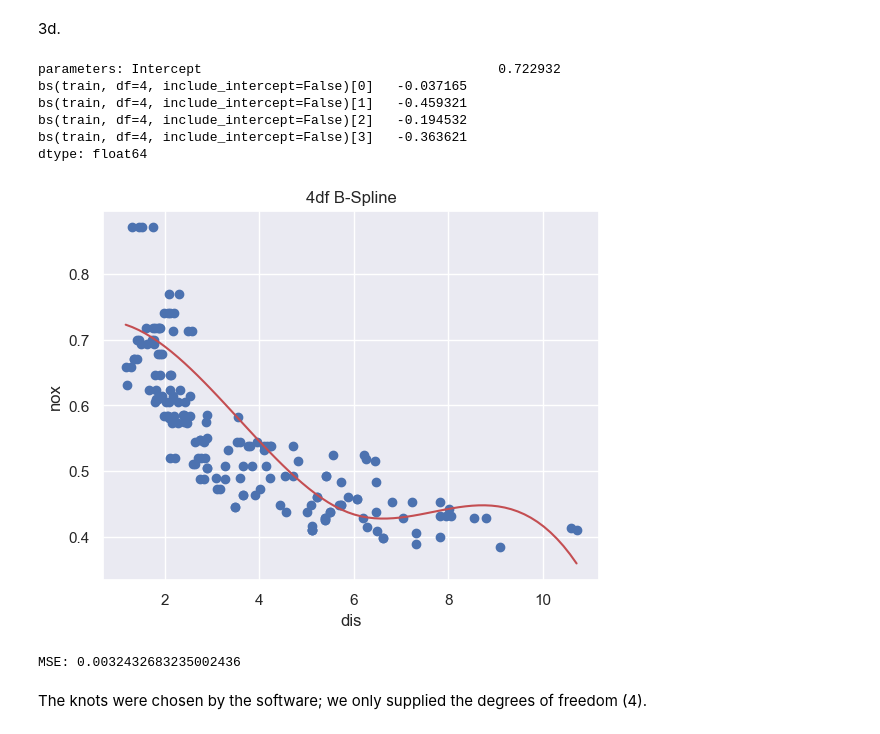
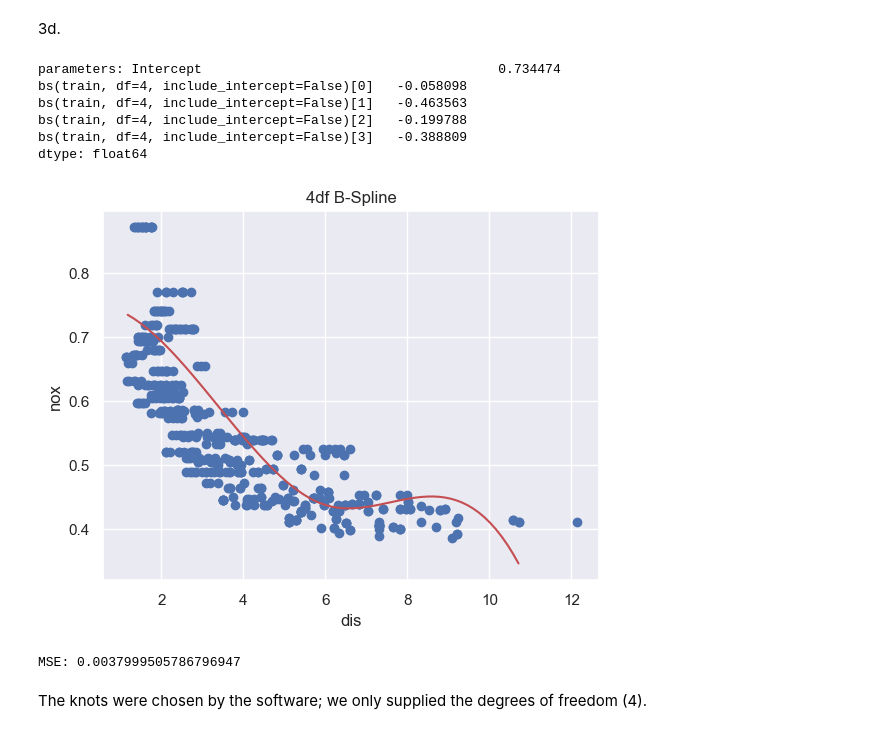
Before and after one commit to bhnord/CS4342, a Jupyter notebook: Assignment 5 Code/Assignment5.ipynb, the cells around one changed output. Saved outputs shown, nothing was run; the diff lists cells and outputs as text; code cells hidden in the pictures.

```diff
--- a/Assignment 5 Code/Assignment5.ipynb
+++ b/Assignment 5 Code/Assignment5.ipynb
@@ -391,48 +374,48 @@ According to the cross validation, degree 2 had the lowest average mean squared
 train_x, valid_x, train_y, valid_y = train_test_split(X, y, test_size=0.33, random_state = 1)
 
 # Generating cubic spline with 3 knots at 25, 40 and 60
-transformed_x = dmatrix("bs(train, df=4, include_intercept=False)", {"train": train_x},return_type='dataframe')
+transformed_x = dmatrix("bs(train, df=4, include_intercept=False)", {"train": X},return_type='dataframe')
 
 # Fitting Generalised linear model on transformed dataset
-fit1 = sm.GLM(train_y, transformed_x).fit()
+fit1 = sm.GLM(y, transformed_x).fit()
 print("parameters:",fit1.params)
 # Predictions on splines
-pred = fit1.predict(dmatrix("bs(valid, df=4, include_intercept=False)", {"valid": valid_x}, return_type='dataframe'))
-mse = mean_squared_error(valid_y, pred)
+pred = fit1.predict(dmatrix("bs(valid, df=4, include_intercept=False)", {"valid": X}, return_type='dataframe'))
+mse = mean_squared_error(y, pred)
 
 xp = np.linspace(valid_x.min(),valid_x.max(),70)
 pred = fit1.predict(dmatrix("bs(continuous, df=4, include_intercept=False)", {"continuous": xp}, return_type='dataframe'))
 
 plt.plot(xp, pred, c='r')
-plt.scatter(valid_x, valid_y)
+plt.scatter(X, y)
 # # # Calculating RMSE values
 # # rms1 = sqrt(mean_squared_error(valid_y, pred1))
 # # print(rms1)
 
 # # # We will plot the graph for 70 observations only
 
 
 # # # Make some predictions
 # # pred1 = fit1.predict(dmatrix("bs(xp, knots=(6.62805,9.377275), include_intercept=False)", {"xp": xp}, return_type='dataframe'))
 
 # # # Plot the splines and error bands
 # plt.scatter(df['dis'], df['nox'], facecolor='None', edgecolor='k', alpha=0.1)
 # plt.plot(xp, pred1, label='Specifying degree =3 with 3 knots')
 # plt.legend()
 plt.xlabel('dis')
 plt.ylabel('nox')
 plt.title('4df B-Spline')
 plt.show()
 print('MSE:',mse)
 # %% [output]
-parameters: Intercept                                      0.722932
-bs(train, df=4, include_intercept=False)[0]   -0.037165
-bs(train, df=4, include_intercept=False)[1]   -0.459321
-bs(train, df=4, include_intercept=False)[2]   -0.194532
-bs(train, df=4, include_intercept=False)[3]   -0.363621
+parameters: Intercept                                      0.734474
+bs(train, df=4, include_intercept=False)[0]   -0.058098
+bs(train, df=4, include_intercept=False)[1]   -0.463563
+bs(train, df=4, include_intercept=False)[2]   -0.199788
+bs(train, df=4, include_intercept=False)[3]   -0.388809
 dtype: float64
-[figure, old version]
+[figure, new version]
-MSE: 0.0032432683235002436
+MSE: 0.0037999505786796947
 # %% [markdown]
 The knots were chosen by the software; we only supplied the degrees of freedom (4).
 # %% [markdown]
```
Also changed, not shown: parts of 5 cells of this notebook.
